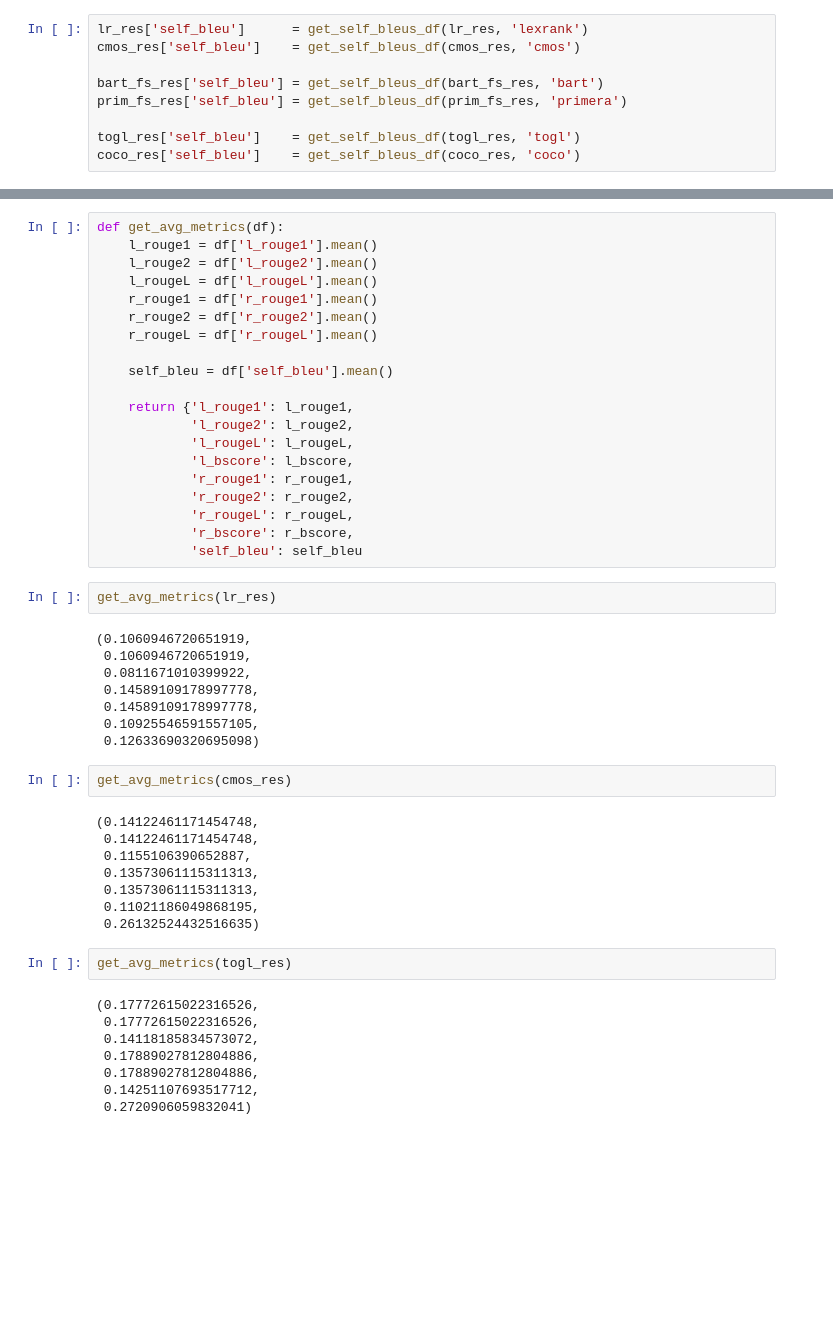
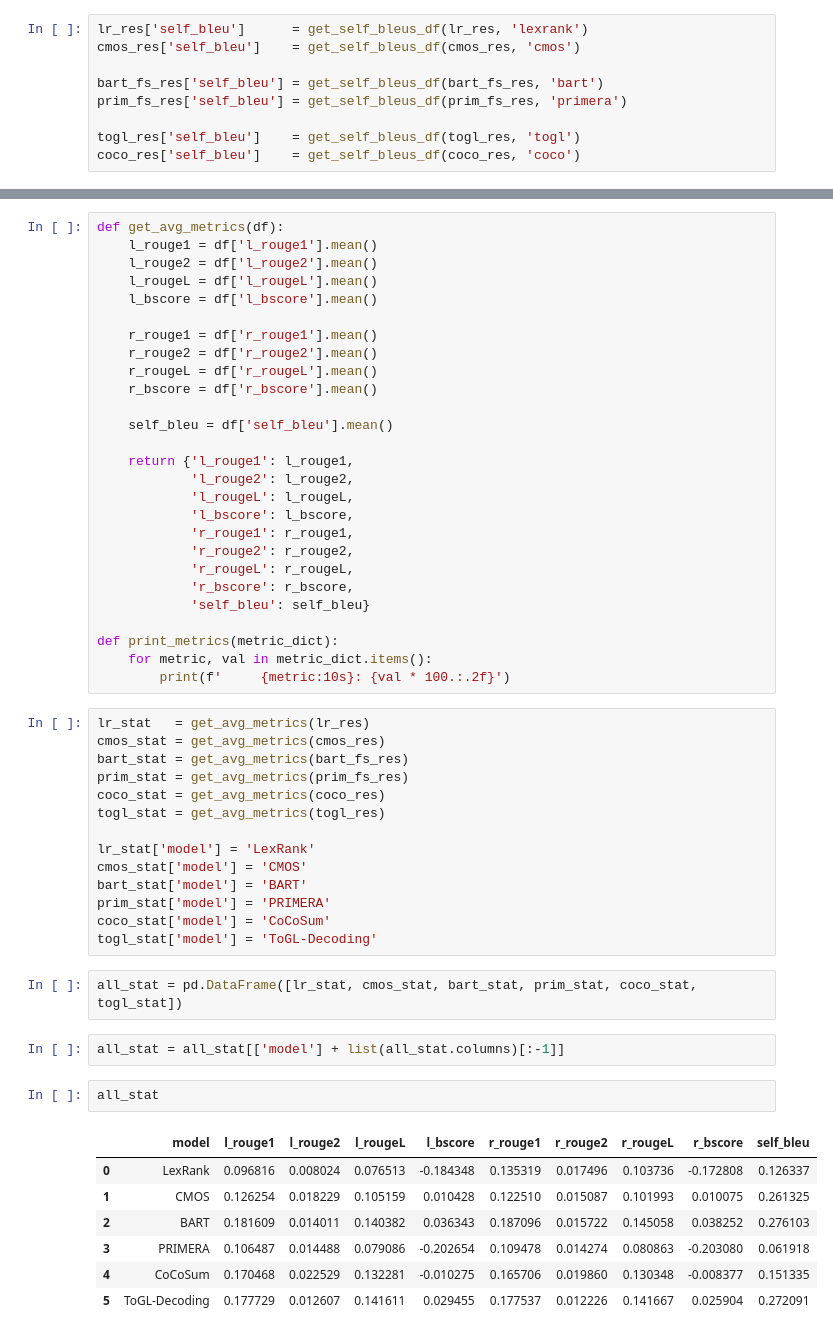
Before and after one commit to NickDeas/Abstract-Contrastive-Opinion-Summarization, a Jupyter notebook: code/experiments/Full Evaluation.ipynb, the cells around one changed output, grey strips where cells are left out. Saved outputs shown, nothing was run; the diff lists cells and outputs as text; blank space fills up the shorter version.

```diff
--- a/code/experiments/Full Evaluation.ipynb
+++ b/code/experiments/Full Evaluation.ipynb
@@ -218,9 +324,12 @@ def get_avg_metrics(df):
     l_rouge1 = df['l_rouge1'].mean()
     l_rouge2 = df['l_rouge2'].mean()
     l_rougeL = df['l_rougeL'].mean()
+    l_bscore = df['l_bscore'].mean()
+
     r_rouge1 = df['r_rouge1'].mean()
     r_rouge2 = df['r_rouge2'].mean()
     r_rougeL = df['r_rougeL'].mean()
+    r_bscore = df['r_bscore'].mean()
 
     self_bleu = df['self_bleu'].mean()
 
@@ -232,34 +341,36 @@ def get_avg_metrics(df):
             'r_rouge2': r_rouge2,
             'r_rougeL': r_rougeL,
             'r_bscore': r_bscore,
-            'self_bleu': self_bleu
+            'self_bleu': self_bleu}
+
+def print_metrics(metric_dict):
+    for metric, val in metric_dict.items():
+        print(f'     {metric:10s}: {val * 100.:.2f}')
 # %%
-get_avg_metrics(lr_res)
+lr_stat   = get_avg_metrics(lr_res)
+cmos_stat = get_avg_metrics(cmos_res)
+bart_stat = get_avg_metrics(bart_fs_res)
+prim_stat = get_avg_metrics(prim_fs_res)
+coco_stat = get_avg_metrics(coco_res)
+togl_stat = get_avg_metrics(togl_res)
+
+lr_stat['model'] = 'LexRank'
+cmos_stat['model'] = 'CMOS'
+bart_stat['model'] = 'BART'
+prim_stat['model'] = 'PRIMERA'
+coco_stat['model'] = 'CoCoSum'
+togl_stat['model'] = 'ToGL-Decoding'
-# %% [output]
-(0.1060946720651919,
- 0.1060946720651919,
- 0.0811671010399922,
- 0.14589109178997778,
- 0.14589109178997778,
- 0.10925546591557105,
- 0.12633690320695098)
-# %%
-get_avg_metrics(cmos_res)
-# %% [output]
-(0.14122461171454748,
- 0.14122461171454748,
- 0.1155106390652887,
- 0.13573061115311313,
- 0.13573061115311313,
- 0.11021186049868195,
- 0.26132524432516635)
-# %%
-get_avg_metrics(togl_res)
-# %% [output]
-(0.17772615022316526,
- 0.17772615022316526,
- 0.14118185834573072,
- 0.17889027812804886,
- 0.17889027812804886,
- 0.14251107693517712,
- 0.2720906059832041)
+# %%
+all_stat = pd.DataFrame([lr_stat, cmos_stat, bart_stat, prim_stat, coco_stat, togl_stat])
+# %%
+all_stat = all_stat[['model'] + list(all_stat.columns)[:-1]]
+# %%
+all_stat
+# %% [output]
+|  | model | l_rouge1 | l_rouge2 | l_rougeL | l_bscore | r_rouge1 | r_rouge2 | r_rougeL | r_bscore | self_bleu |
+| 0 | LexRank | 0.096816 | 0.008024 | 0.076513 | -0.184348 | 0.135319 | 0.017496 | 0.103736 | -0.172808 | 0.126337 |
+| 1 | CMOS | 0.126254 | 0.018229 | 0.105159 | 0.010428 | 0.122510 | 0.015087 | 0.101993 | 0.010075 | 0.261325 |
+| 2 | BART | 0.181609 | 0.014011 | 0.140382 | 0.036343 | 0.187096 | 0.015722 | 0.145058 | 0.038252 | 0.276103 |
+| 3 | PRIMERA | 0.106487 | 0.014488 | 0.079086 | -0.202654 | 0.109478 | 0.014274 | 0.080863 | -0.203080 | 0.061918 |
+| 4 | CoCoSum | 0.170468 | 0.022529 | 0.132281 | -0.010275 | 0.165706 | 0.019860 | 0.130348 | -0.008377 | 0.151335 |
+| 5 | ToGL-Decoding | 0.177729 | 0.012607 | 0.141611 | 0.029455 | 0.177537 | 0.012226 | 0.141667 | 0.025904 | 0.272091 |
```
Also changed, not shown: parts of 21 cells of this notebook, 2 other files.
